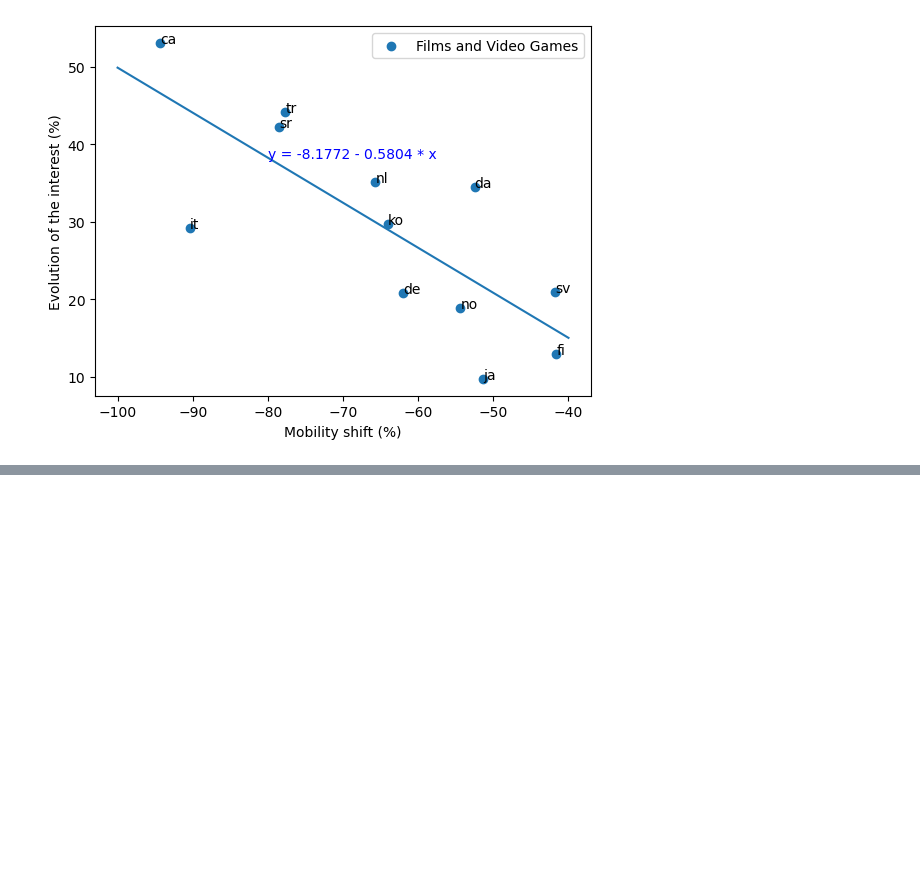
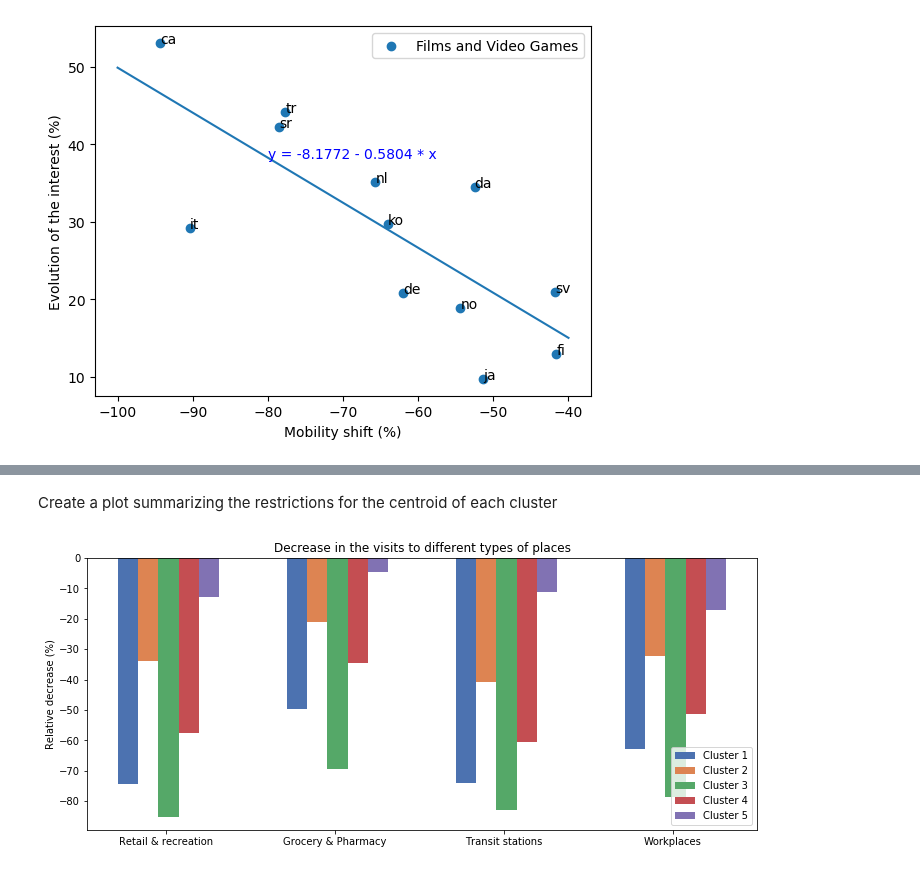
Before and after one commit to epfl-ada/ada-2022-project-datamineurs, a Jupyter notebook: ADA_coronawiki_project.ipynb, the cells around one changed output, grey strips where cells are left out. Saved outputs shown, nothing was run; the diff lists cells and outputs as text; code cells hidden in the pictures; blank space fills up the shorter version.

```diff
--- a/ADA_coronawiki_project.ipynb
+++ b/ADA_coronawiki_project.ipynb
@@ -930,0 +1068,6 @@ Notes:
+# %%
+#The best number of clusters is taken equal to 5
+n_clusters = 5
+
+#Performing k_means
+kmean = KMeans(n_clusters=n_clusters, random_state=2).fit(restrictions_array)
@@ -930,0 +1081,28 @@ Notes:
+# %% [markdown]
+Create a plot summarizing the restrictions for the centroid of each cluster
+# %%
+#Create a plot summurizing the centroid of each cluster
+
+#Create the figure
+plt.figure(figsize=(12, 5))
+
+#Create the categories for the X axis
+X = ['Retail & recreation','Grocery & Pharmacy','Transit stations','Workplaces']
+X_axis = np.arange(len(X))
+
+#Use seaborn colors
+colors = sns.color_palette('deep')
+
+#Create the bar plots
+for i in range (kmean.cluster_centers_.shape[0]) :
+    plt.bar(X_axis + 0.12*i, kmean.cluster_centers_[i,:], 0.12, label = 'Cluster '+str(i+1), color=colors[i])
+
+#Titles, legends etc
+plt.xticks(X_axis+.15*1.5, X)
+plt.title("Decrease in the visits to different types of places")
+plt.ylabel("Relative decrease (%)")
+plt.legend(loc = 'lower right')
+plt.savefig('images/categories_change.png')
+plt.show()
+# %% [output]
+[figure, added]
```
Also changed, not shown: parts of 37 cells of this notebook.
